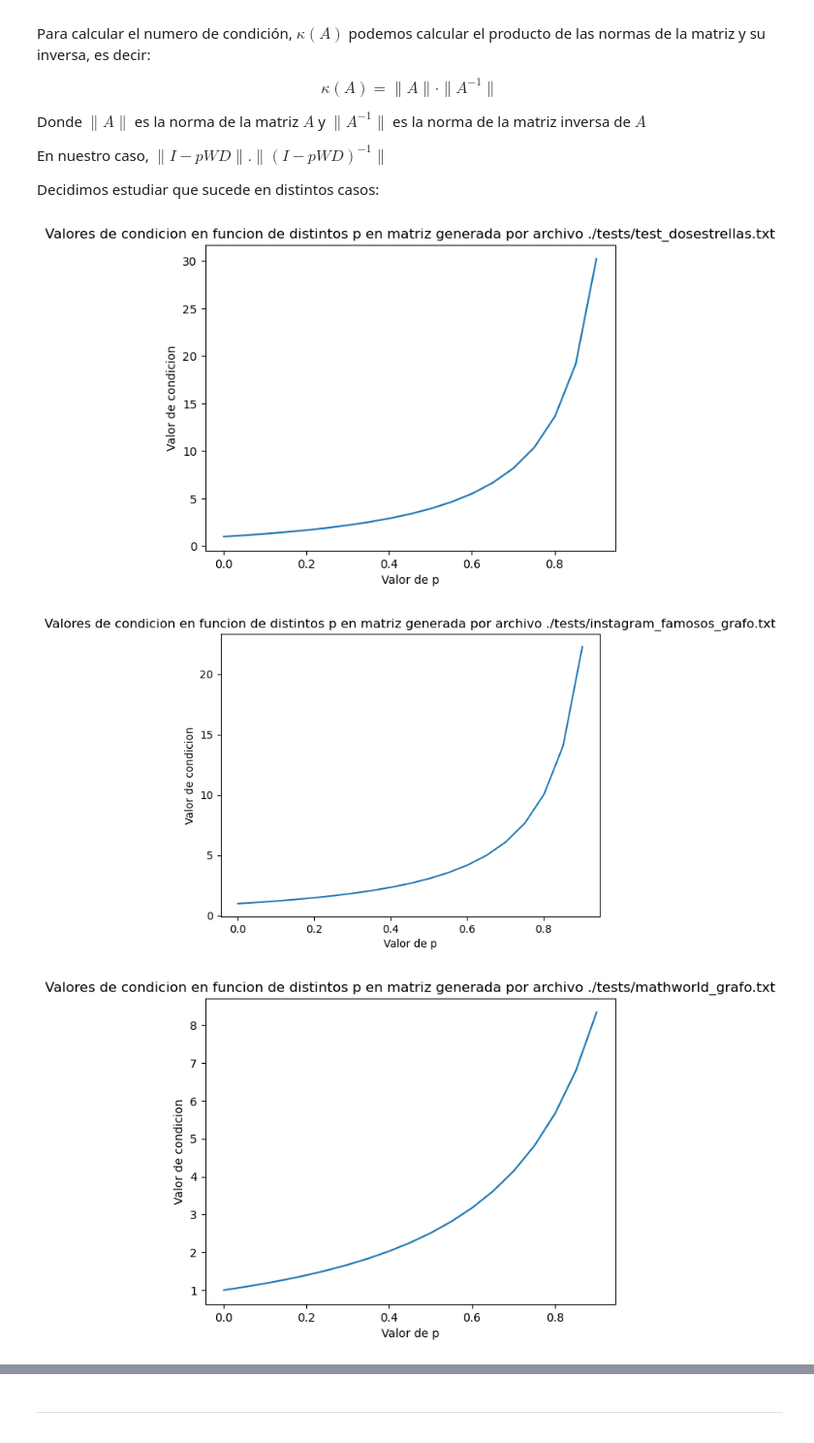
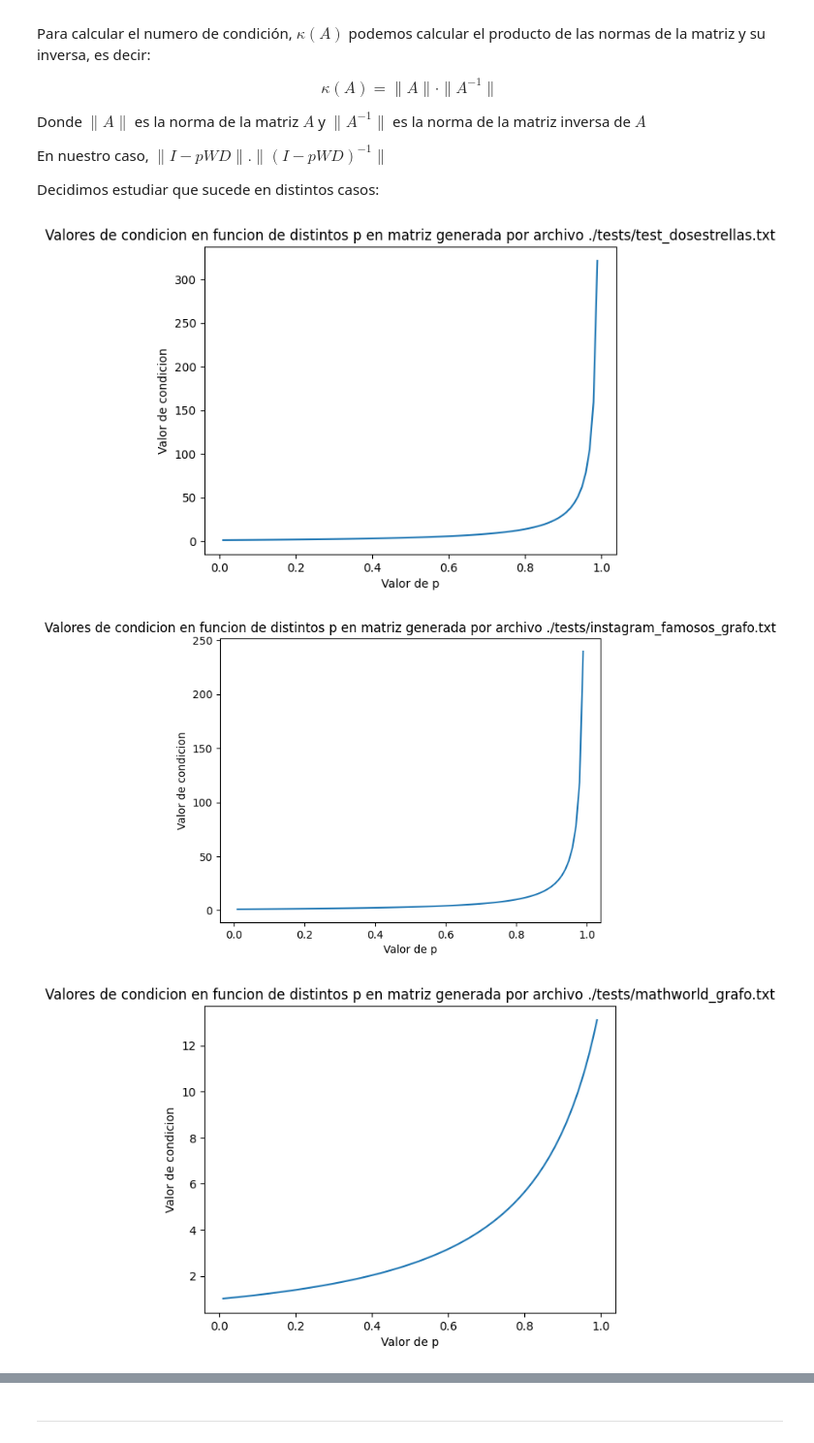
Before and after one commit to dantec19/alc_1c-2024, a Jupyter notebook: tp1/template-alumnos/template-alumnos/grupo_42_TP1.ipynb, the cells around one changed output, grey strips where cells are left out. Shown at 97% size. Cells and saved outputs as stored; diff of their text form; code cells hidden in the pictures.

```diff
--- a/tp1/template-alumnos/template-alumnos/grupo_42_TP1.ipynb
+++ b/tp1/template-alumnos/template-alumnos/grupo_42_TP1.ipynb
@@ -170,31 +170,28 @@ Decidimos estudiar que sucede en distintos casos:
 # %%
 # Ver si I-pWD esta bien condicionada
 def valores_condicion(archivo_test):
     W = leer_archivo(archivo_test)
-    p=0.001
+    variac_p = np.linspace(0, 1, 100)[1:-1]
     valores = []
-    variac_p = []
     ident = np.identity(np.shape(W)[0])
     D = armar_matriz_diagonal(W)
-    for _ in range(19):
-        matriz = ident-(p*(W@D))
+    for i in range(np.shape(variac_p)[0]):
+        matriz = ident-(variac_p[i]*(W@D))
         valores.append((np.linalg.cond(matriz)))
-        variac_p.append(p)
-        p += 0.05
 
     plt.title(f"Valores de condicion en funcion de distintos p en matriz generada por archivo {archivo_test}")
     plt.xlabel("Valor de p")
     plt.ylabel("Valor de condicion")
     plt.plot(variac_p, valores)
     plt.show()
 
 def val_cond_iterativos(archivos_test):
 
     for archivo_test in archivos_test:
         valores_condicion(archivo_test)
 
 val_cond_iterativos(archivos_test)
 # %% [output]
-[figure, old version]
+[figure, new version]
-[figure, old version]
+[figure, new version]
-[figure, old version]
+[figure, new version]
```
Also changed, not shown: parts of 25 cells of this notebook, 1 other file.
